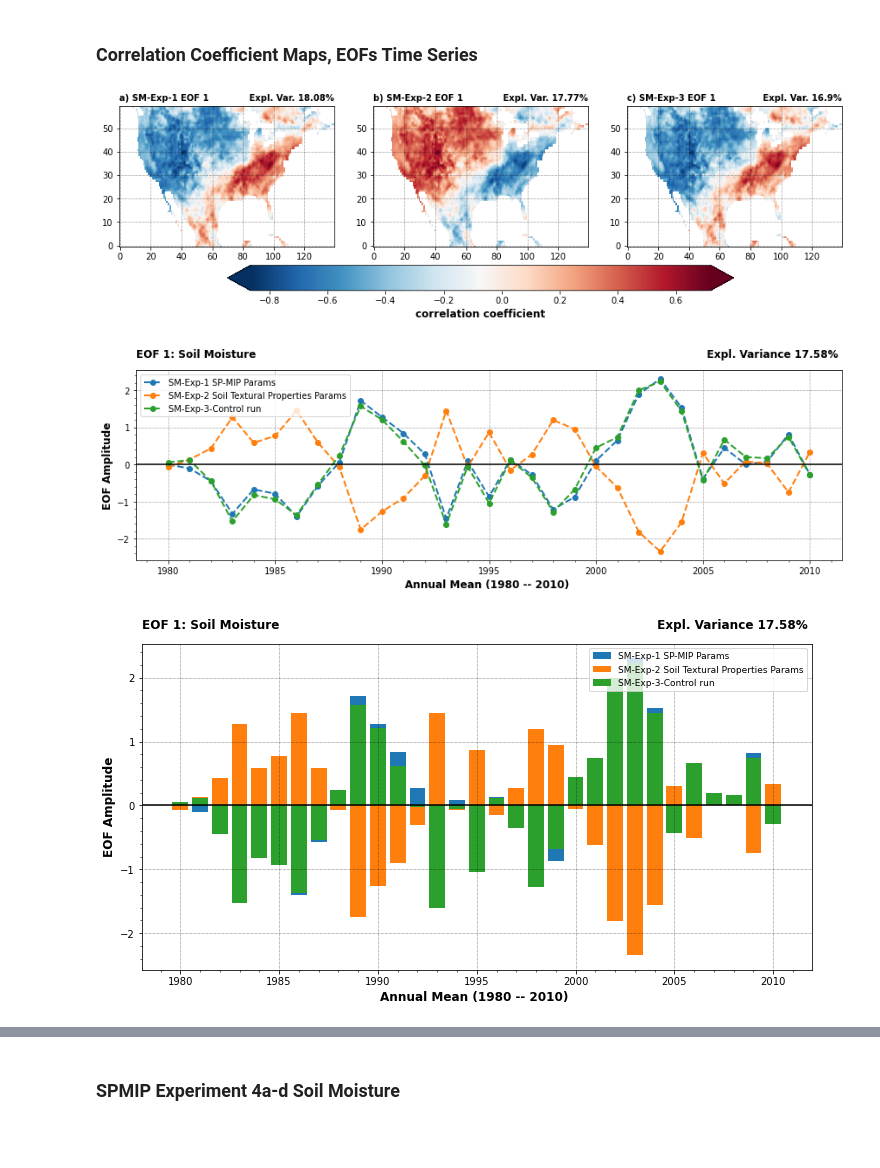
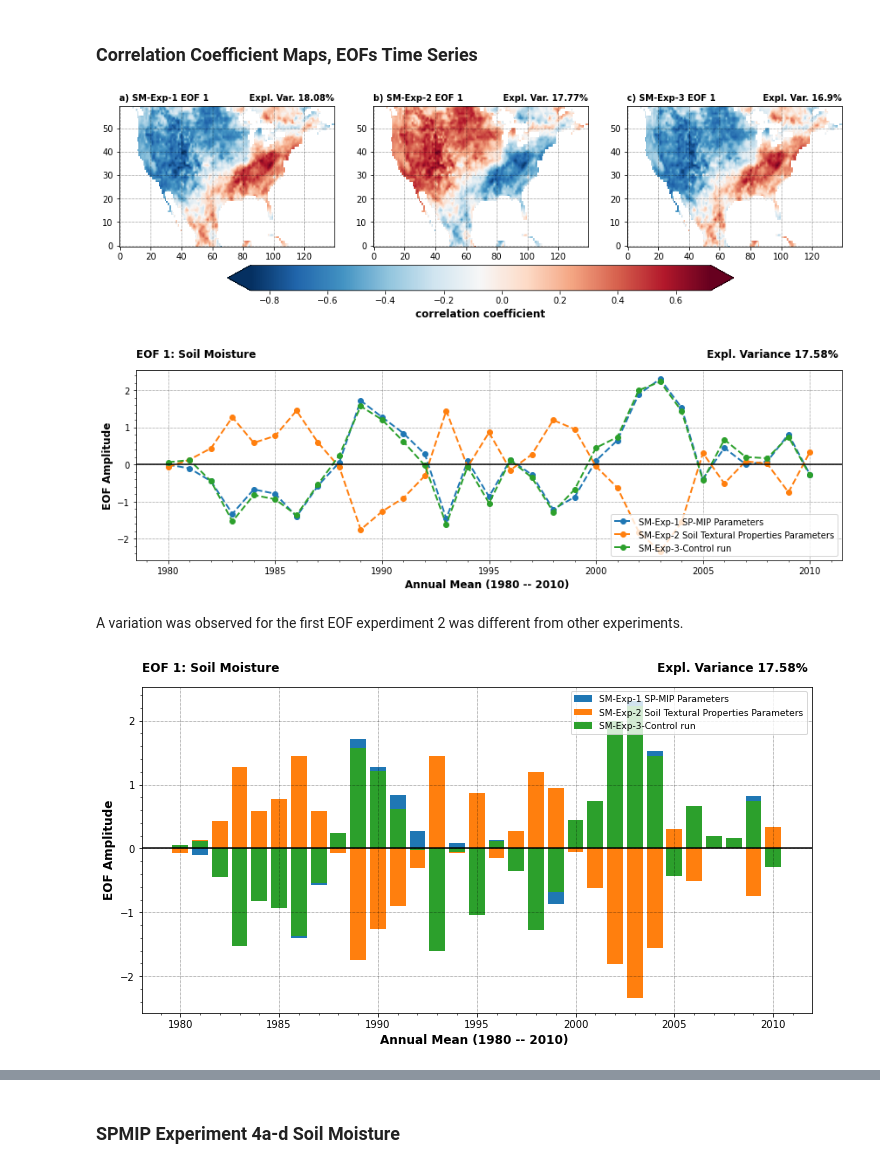
Before and after one commit to kachingasilwimba/Comprehensive-exam, a Jupyter notebook: Computing_Artifact/Empirical_orthogal_function_analysis.ipynb, the cells around one changed output, grey strips where cells are left out. Saved outputs shown, nothing was run; the diff lists cells and outputs as text; code cells hidden in the pictures; blank space fills up the shorter version.

```diff
--- a/Computing_Artifact/Empirical_orthogal_function_analysis.ipynb
+++ b/Computing_Artifact/Empirical_orthogal_function_analysis.ipynb
@@ -333,42 +338,44 @@ original3=axs[2].imshow(eofs_corr3[0,:,:].squeeze(),\
                         cmap='RdBu_r', interpolation='bilinear', aspect='auto', origin='lower')
 axs[2].set_title(f" Expl. Var. {(var_fracs3[0]*100).round(2)}%", loc='right',fontweight='bold',size=10)
 axs[2].grid(linestyle=':', linewidth=0.5, color='k')
 
 cb =plt.colorbar(original1, cmap='RdBu_r', \
                  ax=axs.ravel().tolist(), orientation='horizontal', shrink=0.7,extend='both', pad=0.099)
 cb.set_label('correlation coefficient',fontweight='bold', fontsize=12)#.set_label(label='new label',size=15,weight='bold')
 
 #============================================EOF Time Series
 
 plt.figure(figsize = (14.5,4))
 years = np.arange(1980,2011,1)
 plt.plot(years, np.delete(pcs1[:,0],-1),\
-         label="SM-Exp-1 SP-MIP Params",linewidth=2,linestyle='dashed',   marker="o")
+         label="SM-Exp-1 SP-MIP Parameters",linewidth=2,linestyle='dashed',   marker="o")
 plt.plot(years, np.delete(pcs2[:,0],-1), \
-         linewidth=2,label="SM-Exp-2 Soil Textural Properties Params",linestyle='dashed',   marker="o")
+         linewidth=2,label="SM-Exp-2 Soil Textural Properties Parameters",linestyle='dashed',   marker="o")
 plt.plot(years, np.delete(pcs3[:,0],-1), \
          linewidth=2,label="SM-Exp-3-Control run",linestyle='dashed',  marker="o")
 plt.xlabel("Annual Mean (1980 -- 2010) ",fontweight='bold',fontsize=12)
 plt.ylabel("EOF Amplitude",fontweight='bold',  fontsize=12)
 plt.title(f" Expl. Variance {EOFs1_aver_var_Explained.round(2)}% ",fontweight='bold', loc='right',size=12)
 plt.title(f"EOF 1: Soil Moisture ",loc="left", pad=15,fontweight='bold', fontsize=12)
 plt.legend(loc="upper right", fontsize=8)
 #plt.axhline(0, color='k')
 plt.ticklabel_format(axis="y", style="sci", scilimits=(0,0))
 plt.axhline(0, color='k')
 plt.minorticks_on()
 plt.legend()
 plt.grid(linestyle=':', linewidth=0.5, color='k')
 plt.show()
 # %% [output]
 [figure]
-[figure, old version]
+[figure, new version]
+# %% [markdown]
+A variation was observed for the first EOF experdiment 2 was different from other experiments.
 # %%
 #============================================EOF Bar Stack
 plt.figure(figsize = (12,6))
 years = np.arange(1980,2011,1)
-plt.bar(years, np.delete(pcs1[:,0],-1),label="SM-Exp-1 SP-MIP Params")
-plt.bar(years, np.delete(pcs2[:,0],-1),label="SM-Exp-2 Soil Textural Properties Params")
+plt.bar(years, np.delete(pcs1[:,0],-1),label="SM-Exp-1 SP-MIP Parameters")
+plt.bar(years, np.delete(pcs2[:,0],-1),label="SM-Exp-2 Soil Textural Properties Parameters")
 plt.bar(years, np.delete(pcs3[:,0],-1), label="SM-Exp-3-Control run")
 plt.xlabel("Annual Mean (1980 -- 2010) ",fontweight='bold',fontsize=12)
 plt.ylabel("EOF Amplitude",fontweight='bold',  fontsize=12)
@@ -381,7 +388,7 @@ plt.minorticks_on()
 plt.grid(linestyle=':', linewidth=0.5, color='k')
 plt.show()
 # %% [output]
-[figure, old version]
+[figure, new version]
 # %%
 #============================================EOF Spatial Correlation Maps
 fig, axs = plt.subplots(nrows=1,ncols=3, sharex=True, figsize=[15,4], gridspec_kw={'wspace':.18, 'hspace':.22})
```
Also changed, not shown: parts of 5 cells of this notebook, 1 other file.
